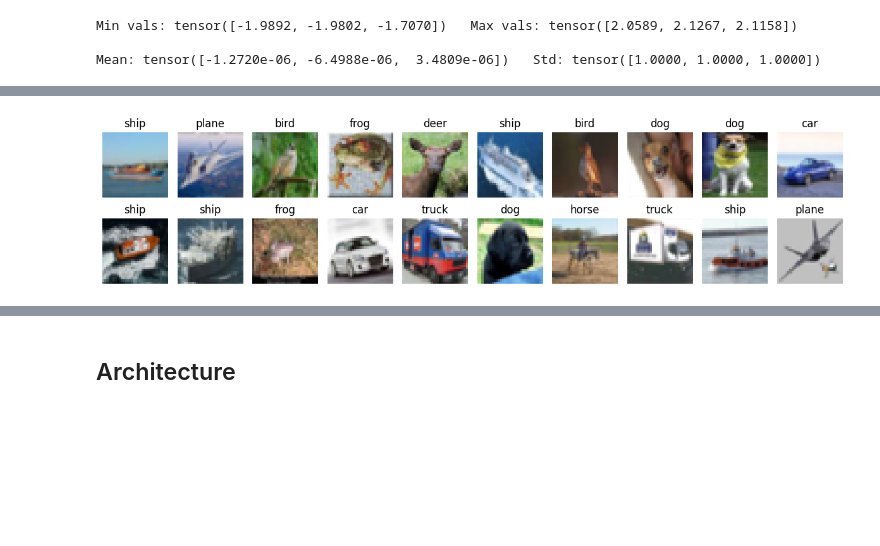
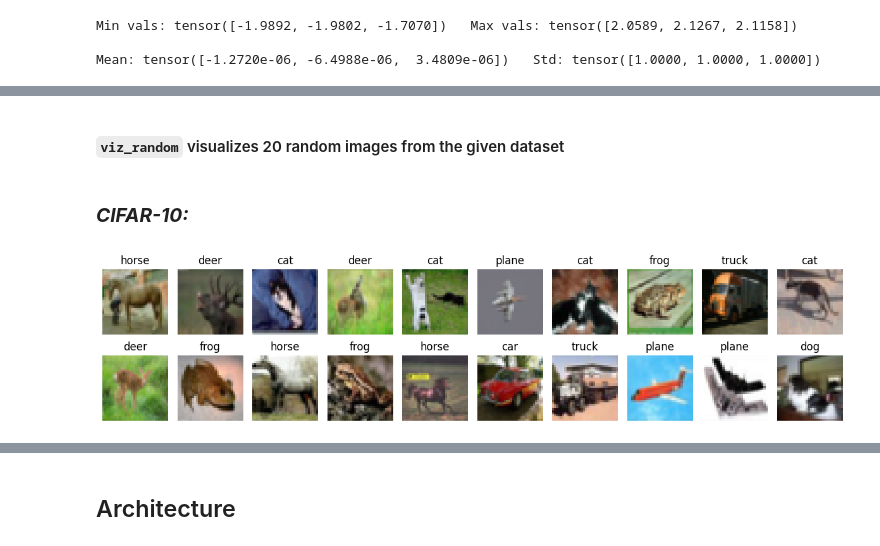
Before and after one commit to M4rselo/lenet5-from-scratch-analysis, a Jupyter notebook: cnn_scratch.ipynb, the cells around one changed output, grey strips where cells are left out. Saved outputs shown, nothing was run; the diff lists cells and outputs as text; code cells hidden in the pictures; blank space fills up the shorter version.

```diff
--- a/cnn_scratch.ipynb
+++ b/cnn_scratch.ipynb
@@ -79,3 +156,0 @@ tensor([0.4914, 0.4822, 0.4465])
-# %%
-classes = {0: 'plane', 1: 'car', 2: 'bird', 3: 'cat', 4: 'deer',
-           5: 'dog', 6: 'frog', 7: 'horse', 8: 'ship', 9: 'truck'}
@@ -81,0 +159,7 @@ classes = {0: 'plane', 1: 'car', 2: 'bird', 3: 'cat', 4: 'deer',
+# %%
+def define_labels(set_name):
+    if set_name == 'mnist':
+        return {i: i for i in range(0, 10)}
+    else:
+        return {0: 'plane', 1: 'car', 2: 'bird', 3: 'cat', 4: 'deer',
+           5: 'dog', 6: 'frog', 7: 'horse', 8: 'ship', 9: 'truck'}
@@ -89,15 +174,23 @@ def imshow(img, lbl, m, s):
     plt.imshow(img.permute(1, 2, 0))
     plt.axis("off")
     plt.title(lbl)
-# %%
-rand_idx = random.sample(range(0, len(train_data)), 20)
-
-figure = plt.figure(figsize=(12, 3), tight_layout=True)
-
-for i, idx  in enumerate(rand_idx):
-    img, label = train_data[idx]
-    figure.add_subplot(2, 10, i+1)
-    imshow(img, classes[label], norm_mean, norm_std)
-plt.show()
-# %% [output]
-[figure, removed]
+# %% [markdown]
+#### `viz_random` visualizes 20 random images from the given dataset
+# %%
+def viz_random(data, set_name, m, s):
+    rand_idx = random.sample(range(0, len(data)), 20)
+    classes = define_labels(set_name)
+
+    figure = plt.figure(figsize=(12, 3), tight_layout=True)
+
+    for i, idx  in enumerate(rand_idx):
+        img, label = data[idx]
+        figure.add_subplot(2, 10, i+1)
+        imshow(img, classes[label], m, s)
+    plt.show()
+# %% [markdown]
+### ***CIFAR-10:***
+# %%
+viz_random(train_data, 'cifar', norm_mean, norm_std)
+# %% [output]
+[figure, added]
```
Also changed, not shown: parts of 73 cells of this notebook, 4 other files.
